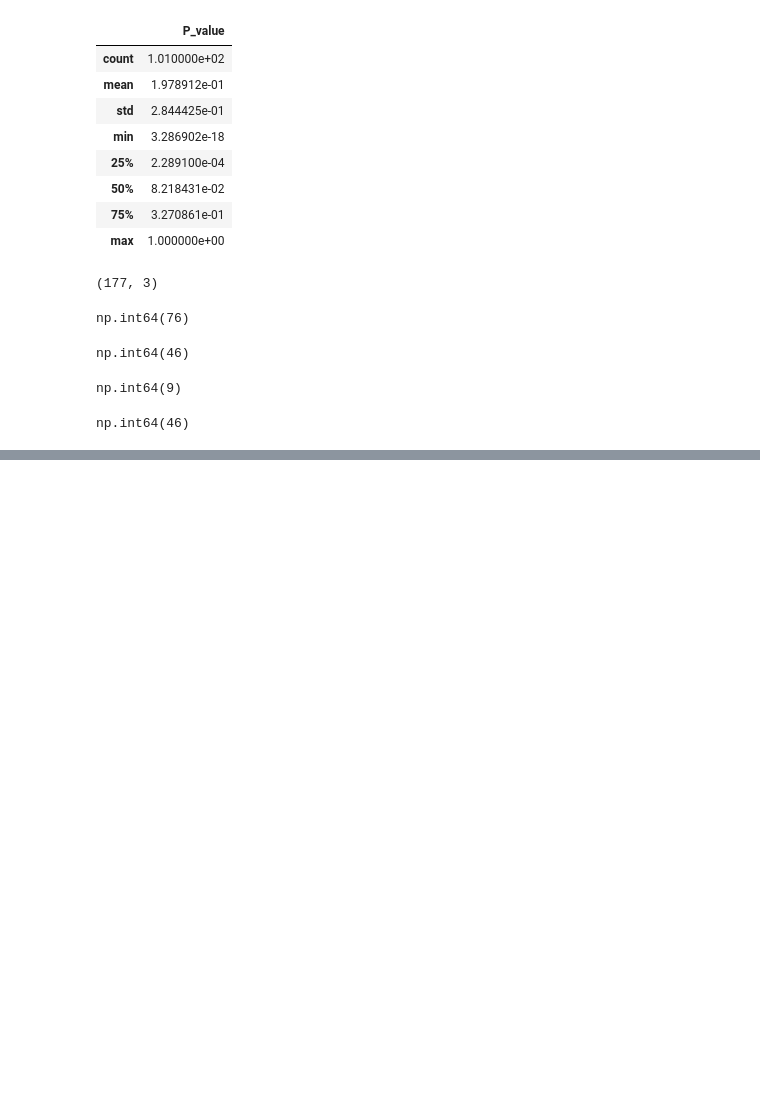
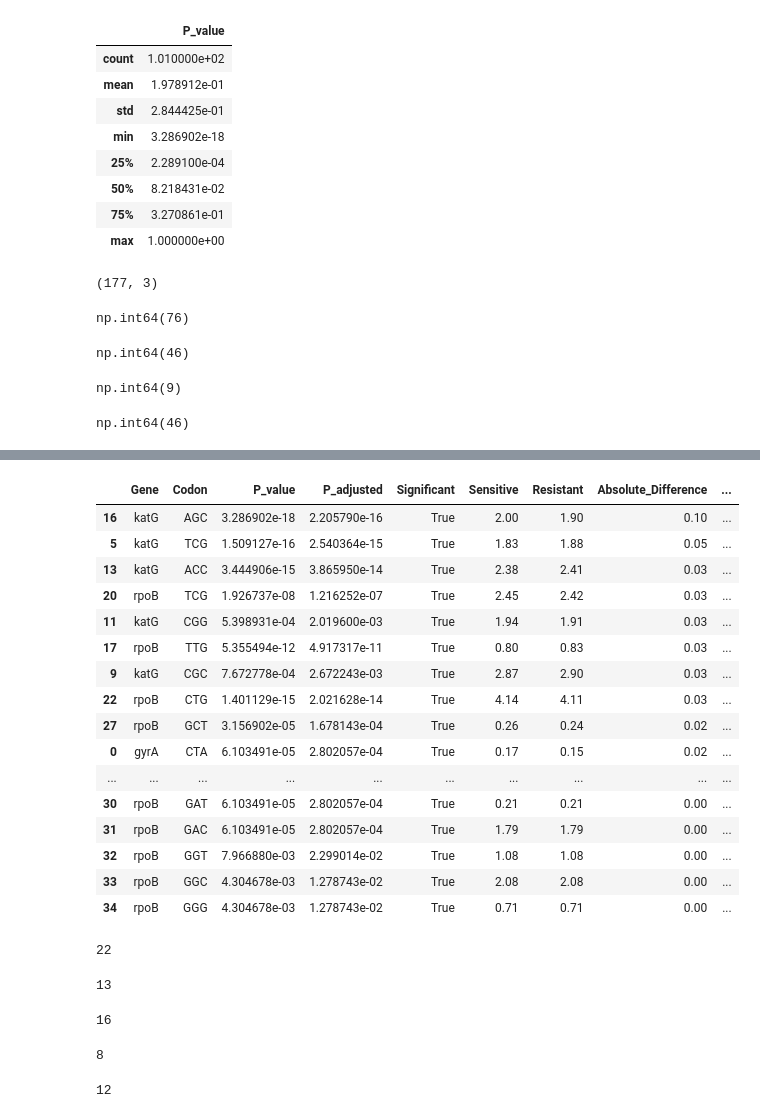
Before and after one commit to ginger-gif-bot/NGS, a Jupyter notebook: python_scripts/stats_plots.ipynb, the cells around one changed output, grey strips where cells are left out. Drawn from its saved outputs; the diff is of its cells as text; code cells hidden in the pictures; blank space fills up the shorter version.

```diff
--- a/python_scripts/stats_plots.ipynb
+++ b/python_scripts/stats_plots.ipynb
@@ -847,0 +871,2 @@ import sys; print(sys.executable)
+# %%
+valid_data = mann_whitney_df.dropna(subset=["P_value"]).copy()
@@ -847,0 +877,4 @@ import sys; print(sys.executable)
+# %%
+rejected, p_adjusted, _,_ = multipletests(valid_data["P_value"],alpha=0.05,method="fdr_bh")
+valid_data["P_adjusted"] = p_adjusted
+valid_data["Significant"] = rejected
@@ -847,0 +986,54 @@ import sys; print(sys.executable)
+# %%
+sig_rpoB = valid_data[(valid_data["Significant"] == True) &
+           (valid_data["Gene"] == "rpoB")]
+sig_rpoB = sig_rpoB.merge(rscu_avg_rpoB[["Codon","Sensitive","Resistant","Absolute_Difference","base_category"]],on="Codon")
+
+sig_katG = valid_data[(valid_data["Significant"] == True) &
+           (valid_data["Gene"] == "katG")]
+sig_katG = sig_katG.merge(rscu_avg_katG[["Codon","Sensitive","Resistant","Absolute_Difference","base_category"]],on="Codon")
+
+sig_gyrA = valid_data[(valid_data["Significant"] == True) &
+           (valid_data["Gene"] == "gyrA")]
+sig_gyrA = sig_gyrA.merge(rscu_avg_gyrA[["Codon","Sensitive","Resistant","Absolute_Difference","base_category"]],on="Codon")
+# %%
+sig_all = pd.concat([sig_gyrA,sig_katG,sig_rpoB],ignore_index=True)
+# %%
+sig_all.sort_values("Absolute_Difference",ascending=False)
+# %% [output]
+|  | Gene | Codon | P_value | P_adjusted | Significant | Sensitive | Resistant | Absolute_Difference | ... |
+| 16 | katG | AGC | 3.286902e-18 | 2.205790e-16 | True | 2.00 | 1.90 | 0.10 | ... |
+| 5 | katG | TCG | 1.509127e-16 | 2.540364e-15 | True | 1.83 | 1.88 | 0.05 | ... |
+| 13 | katG | ACC | 3.444906e-15 | 3.865950e-14 | True | 2.38 | 2.41 | 0.03 | ... |
+| 20 | rpoB | TCG | 1.926737e-08 | 1.216252e-07 | True | 2.45 | 2.42 | 0.03 | ... |
+| 11 | katG | CGG | 5.398931e-04 | 2.019600e-03 | True | 1.94 | 1.91 | 0.03 | ... |
+| 17 | rpoB | TTG | 5.355494e-12 | 4.917317e-11 | True | 0.80 | 0.83 | 0.03 | ... |
+| 9 | katG | CGC | 7.672778e-04 | 2.672243e-03 | True | 2.87 | 2.90 | 0.03 | ... |
+| 22 | rpoB | CTG | 1.401129e-15 | 2.021628e-14 | True | 4.14 | 4.11 | 0.03 | ... |
+| 27 | rpoB | GCT | 3.156902e-05 | 1.678143e-04 | True | 0.26 | 0.24 | 0.02 | ... |
+| 0 | gyrA | CTA | 6.103491e-05 | 2.802057e-04 | True | 0.17 | 0.15 | 0.02 | ... |
+| ... | ... | ... | ... | ... | ... | ... | ... | ... | ... |
+| 30 | rpoB | GAT | 6.103491e-05 | 2.802057e-04 | True | 0.21 | 0.21 | 0.00 | ... |
+| 31 | rpoB | GAC | 6.103491e-05 | 2.802057e-04 | True | 1.79 | 1.79 | 0.00 | ... |
+| 32 | rpoB | GGT | 7.966880e-03 | 2.299014e-02 | True | 1.08 | 1.08 | 0.00 | ... |
+| 33 | rpoB | GGC | 4.304678e-03 | 1.278743e-02 | True | 2.08 | 2.08 | 0.00 | ... |
+| 34 | rpoB | GGG | 4.304678e-03 | 1.278743e-02 | True | 0.71 | 0.71 | 0.00 | ... |
+# %%
+len(sig_all[sig_all["base_category"] == "CG-ending"])
+# %% [output]
+22
+# %%
+len(sig_all[sig_all["base_category"] == "AT-ending"])
+# %% [output]
+13
+# %%
+len(sig_all[(sig_all["base_category"] == "CG-ending") & (sig_all["Absolute_Difference"] > 0.0)])
+# %% [output]
+16
+# %%
+len(sig_all[(sig_all["base_category"] == "AT-ending") & (sig_all["Absolute_Difference"] > 0.0)])
+# %% [output]
+8
+# %%
+len(sig_all[sig_all["Absolute_Difference"] > 0.02])
+# %% [output]
+12
```
Also changed, not shown: parts of 72 cells of this notebook, 1 other file.
